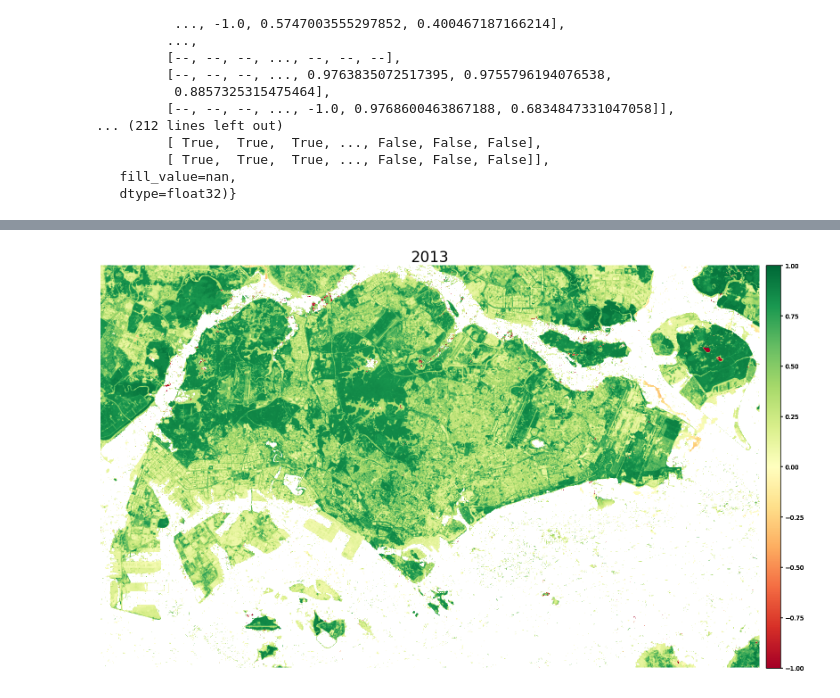
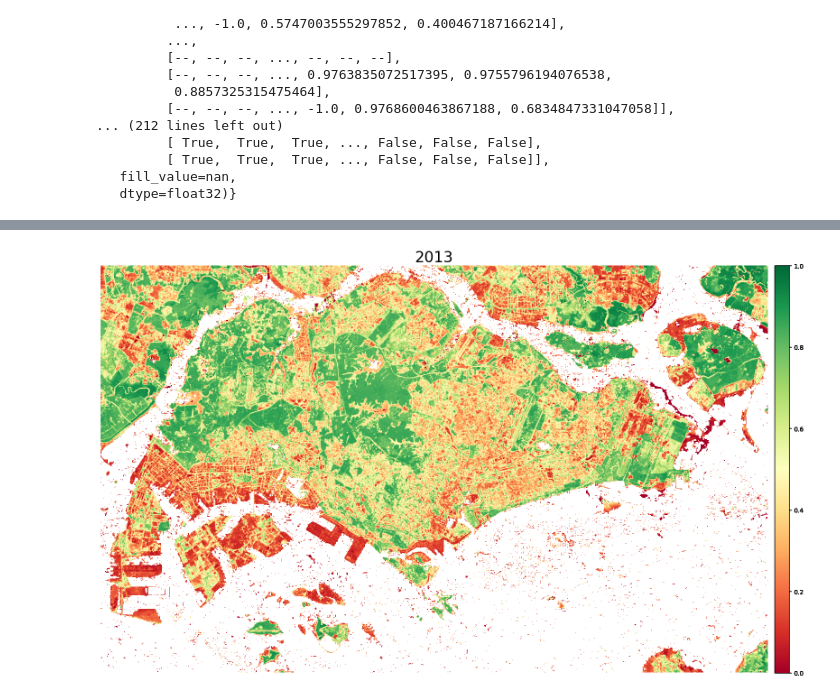
Before and after one commit to Pinnacle55/singapore_ndvi, a Jupyter notebook: Singapore Post-Mosaicking NDVI.ipynb, the cells around one changed output, grey strips where cells are left out. Cells and saved outputs as stored; diff of their text form; code cells hidden in the pictures.

```diff
--- a/Singapore Post-Mosaicking NDVI.ipynb
+++ b/Singapore Post-Mosaicking NDVI.ipynb
@@ -79,7 +79,7 @@ ax.axis("off")
 # Adds axes with the following arguments: left bottom width height
 # cax = fig.add_axes([ax.get_position().x1+0.01,ax.get_position().y0,0.02,ax.get_position().height])
 
-vmin = -1
+vmin = 0
 vmax = 1
 
 # # This creates a colorbar that will stay on the animation
@@ -113,6 +113,6 @@ plt.subplots_adjust(
 )
 
 # Save the animation
-animation_file = f'singapore_ndvi_postmosaic_animation.gif'
+animation_file = f'singapore_ndvi_postmosaic_animation_scaled.gif'
 animation.save(animation_file, writer='pillow')
 # %% [output]
@@ -121 +121 @@ Wall time: 15.1 s
-[figure, old version]
+[figure, new version]
```
Also changed, not shown: parts of 6 cells of this notebook, 8 other files.
